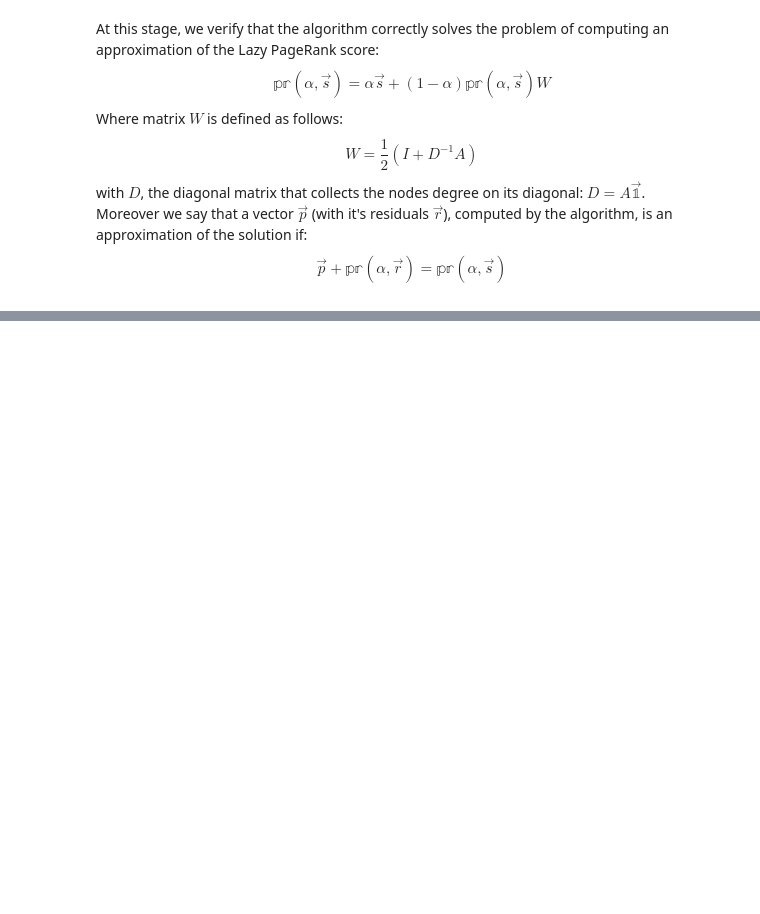
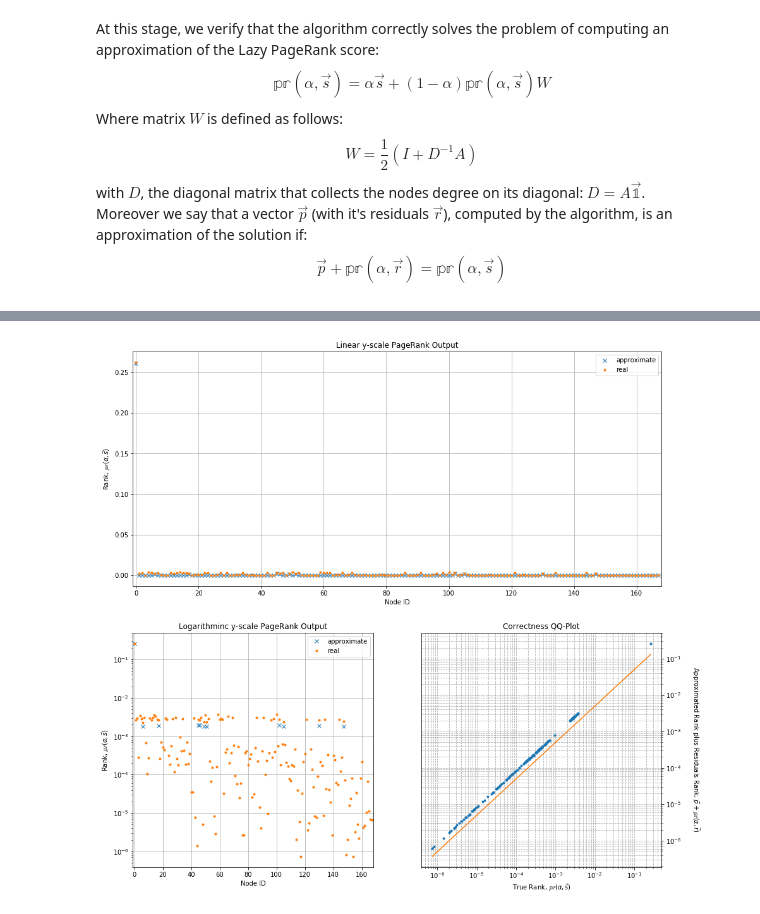
Before and after one commit to barbafrank/LCP_projects_Y2, a Jupyter notebook: HLP_Project/Project.ipynb, the cells around one changed output, grey strips where cells are left out. Cells and saved outputs as stored; diff of their text form; code cells hidden in the pictures; blank space fills up the shorter version.

```diff
--- a/HLP_Project/Project.ipynb
+++ b/HLP_Project/Project.ipynb
@@ -155,0 +138,63 @@ axs.grid(True, which="both", ls="--")
+# %%
+# set the PageRank parameters
+v = 0
+alpha = 0.15
+epsilon = 1e-20
+# %%
+# compute PageRank
+s = np.zeros((1, N))
+s[0,v] = 1
+
+# using infinite precision
+pr = page_rank(A, A_mat, N, s, alpha)
+# and the approximate version
+p, r = approximateSimrank(A, v, alpha, epsilon, return_only_neighbours=False)
+# %%
+# plot the results
+f = plt.figure(figsize=(15, 15))
+# create major subplots
+gs0 = gridspec.GridSpec(2, 1, figure=f)
+# further split the second row
+gs00 = gridspec.GridSpecFromSubplotSpec(1, 2, subplot_spec=gs0[1])
+
+# apply the separation to the figure
+ax1 = f.add_subplot(gs0[0])
+ax2 = f.add_subplot(gs00[0])
+ax3 = f.add_subplot(gs00[1])
+
+# plot the linear scale result, across the top
+ax1.plot(p, "x")
+ax1.plot(pr, ".")
+ax1.legend(["approximate", "real"])
+ax1.set_title("Linear y-scale PageRank Output")
+ax1.set_xlim([-1, N])
+ax1.set_xlabel("Node ID")
+ax1.set_ylabel("Rank, $\\mathbb{pr}(\\alpha, \\vec{s})$")
+ax1.grid(True)
+
+# plot the log scale result, bottom left square plot
+ax2.plot(p, "x")
+ax2.plot(pr, ".")
+ax2.legend(["approximate", "real"])
+ax2.set_title("Logarithminc y-scale PageRank Output")
+ax2.set_xlim([-1, N])
+ax2.set_xlabel("Node ID")
+ax2.set_ylabel("Rank, $\\mathbb{pr}(\\alpha, \\vec{s})$")
+ax2.set_yscale("log")
+ax2.grid(True)
+
+# check correctness
+x = np.linspace(np.min(pr), np.max(pr))
+y = 1/2*x
+
+# plot the correctness QQ-Plot, bottom right square plot
+ax3.loglog(pr, p + page_rank(A, A_mat, N, np.array(r), alpha), ".")
+ax3.loglog(x,y)
+ax3.set_title("Correctness QQ-Plot")
+ax3.set_xlabel("True Rank, $\\mathbb{pr}(\\alpha, \\vec{s})$")
+ax3.set_ylabel("Approximated Rank plus Residuals Rank, $\\vec{p} + \\mathbb{pr}(\\alpha, \\vec{r})$", rotation=-90, labelpad=30)
+ax3.yaxis.set_label_position("right")
+ax3.yaxis.tick_right()
+ax3.grid(True, which="both", ls="--")
+# %% [output]
+[figure, added]
```
Also changed, not shown: parts of 9 cells of this notebook.
